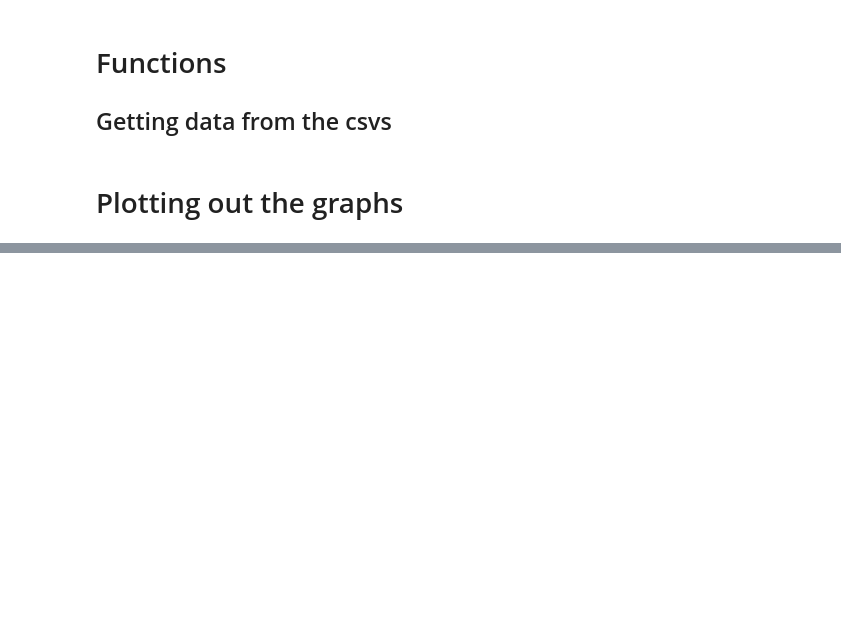
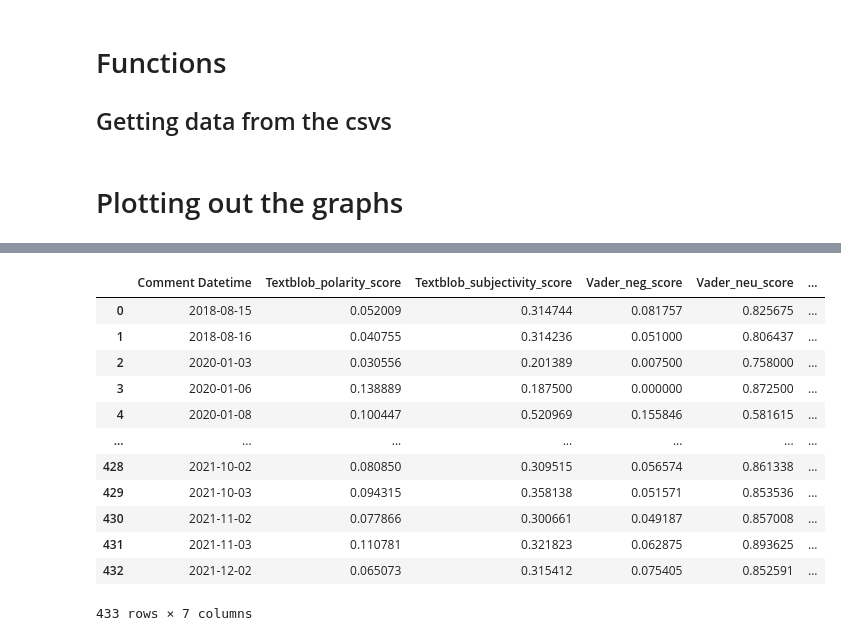
Before and after one commit to CJianYu98/Covid-19-Singapore-Analysis, a Jupyter notebook: Analysis/Sentiment Analysis_Topic Modelling/timeline_sentiment_analysis.ipynb, the cells around one changed output, grey strips where cells are left out. Saved outputs shown, nothing was run; the diff lists cells and outputs as text; code cells hidden in the pictures; blank space fills up the shorter version.

```diff
--- a/Analysis/Sentiment Analysis_Topic Modelling/timeline_sentiment_analysis.ipynb
+++ b/Analysis/Sentiment Analysis_Topic Modelling/timeline_sentiment_analysis.ipynb
@@ -215,0 +354,7 @@ plot.write_image("Number of comments per emotion per policy.png", engine="kaleid
+# %%
+policy_list = ["circuit breaker", "economic measures", "foreign worker", "mask", "social distancing", "tracetogether", "vaccination"]
+
+df_list = []
+for policy in policy_list:
+    get_sentiment_data(df_list, policy)
+    print(f"{policy} done")
@@ -215,0 +369,5 @@ plot.write_image("Number of comments per emotion per policy.png", engine="kaleid
+# %%
+combined_sentiment_df = pd.concat(df_list)
+combined_sentiment_df.drop(combined_sentiment_df.columns[[0,1]], axis=1, inplace=True)
+
+combined_sentiment_df.head()
@@ -215,0 +381,18 @@ plot.write_image("Number of comments per emotion per policy.png", engine="kaleid
+# %%
+average_sentiment_df = combined_sentiment_df.groupby(by=["Comment Datetime"]).mean()
+average_sentiment_df.reset_index(inplace=True)
+average_sentiment_df
+# %% [output]
+|  | Comment Datetime | Textblob_polarity_score | Textblob_subjectivity_score | Vader_neg_score | Vader_neu_score | ... |
+| 0 | 2018-08-15 | 0.052009 | 0.314744 | 0.081757 | 0.825675 | ... |
+| 1 | 2018-08-16 | 0.040755 | 0.314236 | 0.051000 | 0.806437 | ... |
+| 2 | 2020-01-03 | 0.030556 | 0.201389 | 0.007500 | 0.758000 | ... |
+| 3 | 2020-01-06 | 0.138889 | 0.187500 | 0.000000 | 0.872500 | ... |
+| 4 | 2020-01-08 | 0.100447 | 0.520969 | 0.155846 | 0.581615 | ... |
+| ... | ... | ... | ... | ... | ... | ... |
+| 428 | 2021-10-02 | 0.080850 | 0.309515 | 0.056574 | 0.861338 | ... |
+| 429 | 2021-10-03 | 0.094315 | 0.358138 | 0.051571 | 0.853536 | ... |
+| 430 | 2021-11-02 | 0.077866 | 0.300661 | 0.049187 | 0.857008 | ... |
+| 431 | 2021-11-03 | 0.110781 | 0.321823 | 0.062875 | 0.893625 | ... |
+| 432 | 2021-12-02 | 0.065073 | 0.315412 | 0.075405 | 0.852591 | ... |
+433 rows × 7 columns
```
Also changed, not shown: parts of 11 cells of this notebook, 30 other files.
